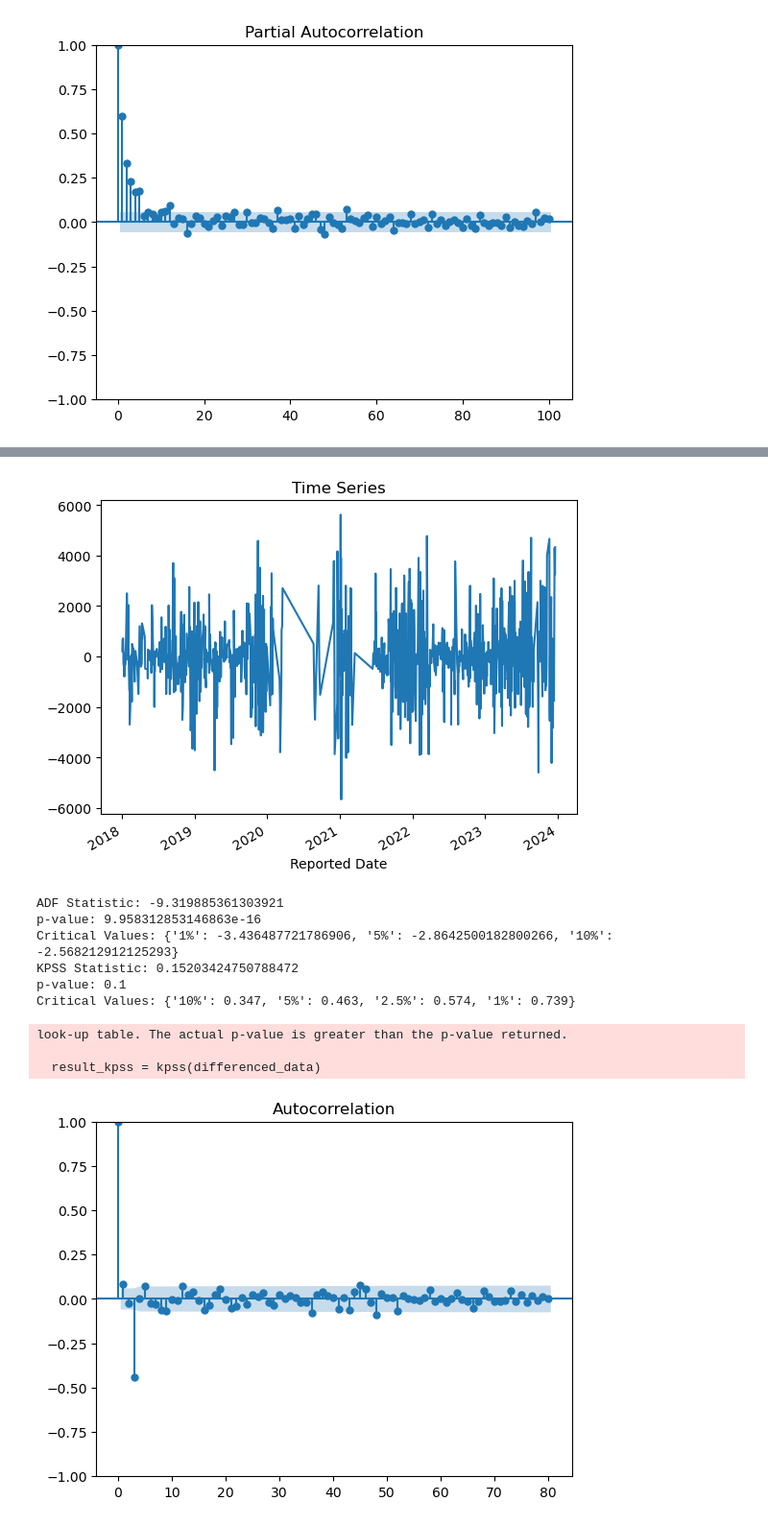
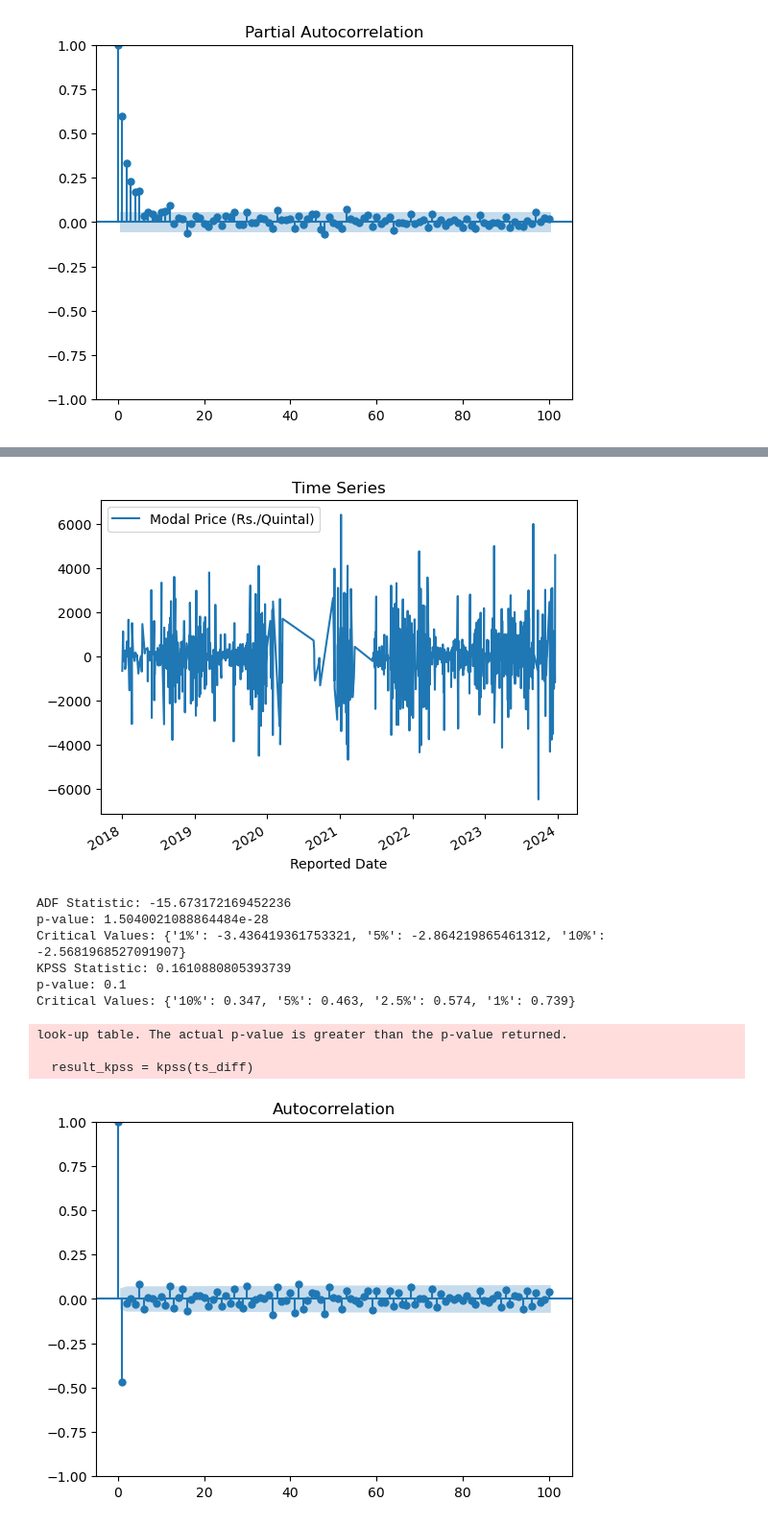
Before and after one commit to Abhinand-NTK/Agritech_Project, a Jupyter notebook: agritech_v2.ipynb, the cells around one changed output, grey strips where cells are left out. Shown at 96% size. Drawn from its saved outputs; the diff is of its cells as text; code cells hidden in the pictures.

Commit message:
made the data stationery using the diffrencing

```diff
--- a/agritech_v2.ipynb
+++ b/agritech_v2.ipynb
@@ -305,0 +285,5 @@ plt.show()
+# %%
+dataframe['Month'] = pd.to_datetime(dataframe['Month'])
+dataframe['Day'] = pd.to_datetime(dataframe['Day'])
+dataframe['Year'] = pd.to_datetime(dataframe['Year'])
+dataframe.info()
@@ -432,0 +491,3 @@ The data is stationary.
+# %%
+ts_diff = ts_diff.to_frame()
+ts_diff.head()
@@ -448,37 +538,37 @@ Name: Modal Price (Rs./Quintal), dtype: float64
 # %%
 
 # Plotting the time series
-differenced_data.plot(title='Time Series')
+ts_diff.plot(title='Time Series')
 plt.show()
 
 
 # ADF Test
-result_adf = adfuller(differenced_data)
+result_adf = adfuller(ts_diff)
 print('ADF Statistic:', result_adf[0])
 print('p-value:', result_adf[1])
 print('Critical Values:', result_adf[4])
 
 # KPSS Test
-result_kpss = kpss(differenced_data)
+result_kpss = kpss(ts_diff)
 print('KPSS Statistic:', result_kpss[0])
 print('p-value:', result_kpss[1])
 print('Critical Values:', result_kpss[3])
 
 # ACF and PACF plots
 from statsmodels.graphics.tsaplots import plot_acf, plot_pacf
 
-plot_acf(differenced_data, lags=80)
-plot_pacf(differenced_data, lags=80)
+plot_acf(ts_diff, lags=100)
+plot_pacf(ts_diff, lags=100)
 plt.show()
 # %% [output]
-[figure, old version]
+[figure, new version]
-ADF Statistic: -9.319885361303921
-p-value: 9.958312853146863e-16
-Critical Values: {'1%': -3.436487721786906, '5%': -2.8642500182800266, '10%': -2.568212912125293}
-KPSS Statistic: 0.15203424750788472
+ADF Statistic: -15.673172169452236
+p-value: 1.5040021088864484e-28
+Critical Values: {'1%': -3.436419361753321, '5%': -2.864219865461312, '10%': -2.5681968527091907}
+KPSS Statistic: 0.1610880805393739
 p-value: 0.1
 Critical Values: {'10%': 0.347, '5%': 0.463, '2.5%': 0.574, '1%': 0.739}
 look-up table. The actual p-value is greater than the p-value returned.
 
-  result_kpss = kpss(differenced_data)
+  result_kpss = kpss(ts_diff)
-[figure, old version]
+[figure, new version]
```
Also changed, not shown: parts of 16 cells of this notebook.
